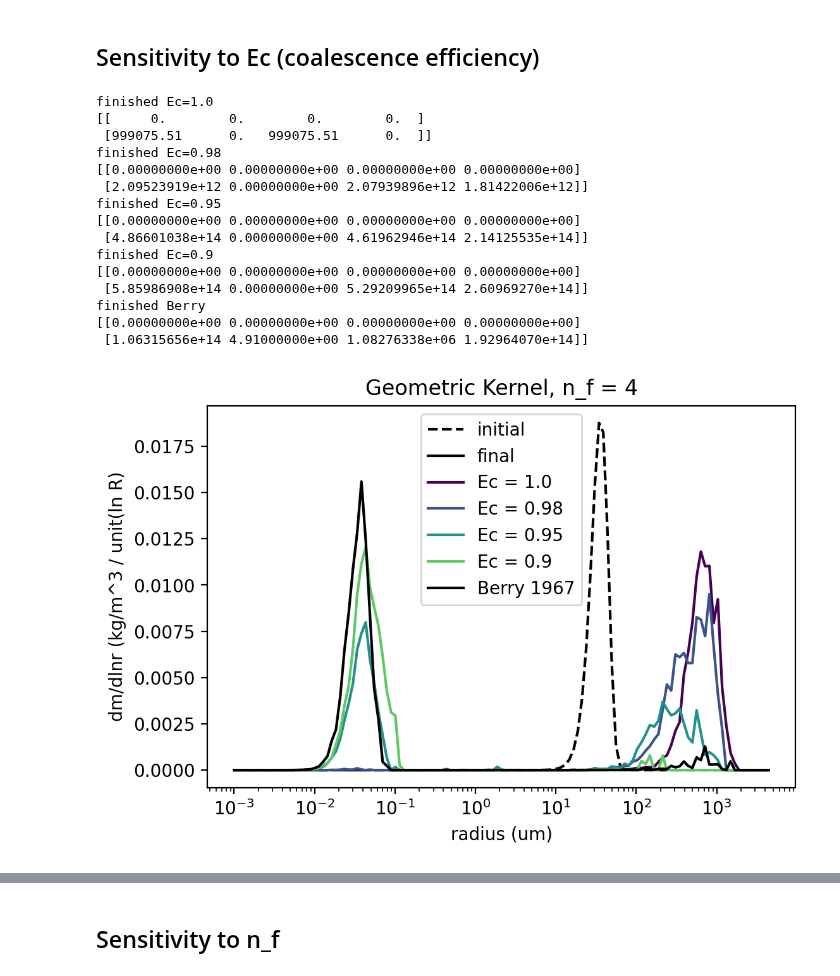
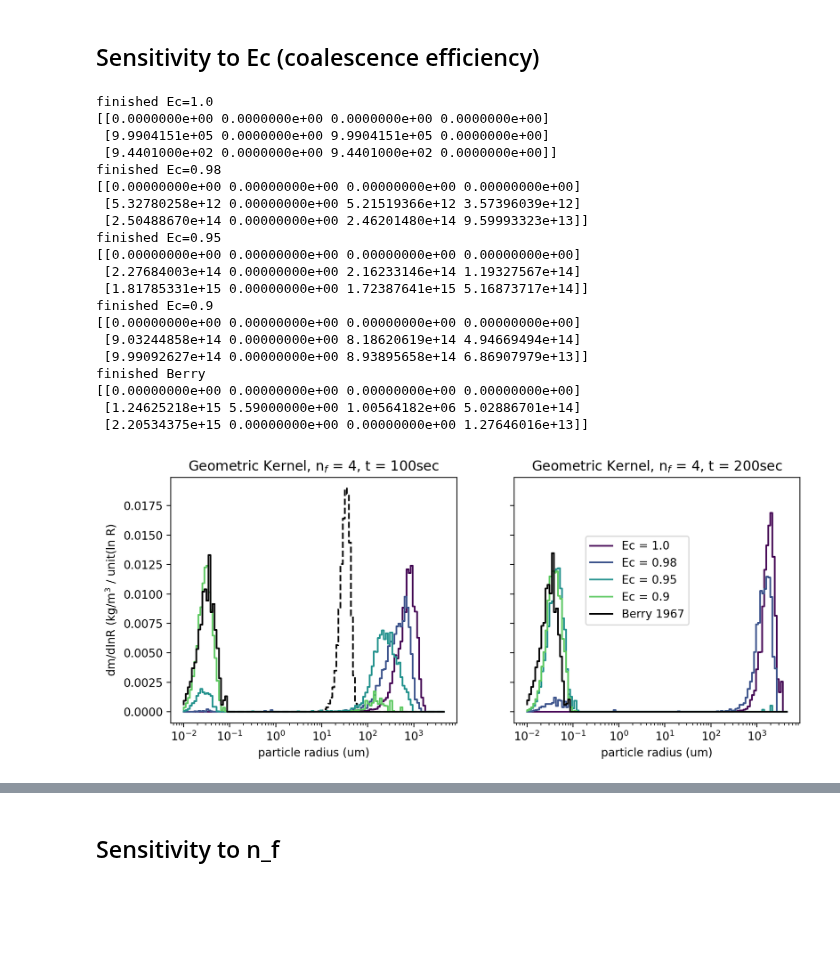
Before and after one commit to slayoo/PySDM-examples, a Jupyter notebook: PySDM_examples/deJong_Mackay_2022/box_sensitivities.ipynb, the cells around one changed output, grey strips where cells are left out. Saved outputs shown, nothing was run; the diff lists cells and outputs as text; code cells hidden in the pictures; blank space fills up the shorter version.

```diff
--- a/PySDM_examples/deJong_Mackay_2022/box_sensitivities.ipynb
+++ b/PySDM_examples/deJong_Mackay_2022/box_sensitivities.ipynb
@@ -46,67 +24,74 @@ import numpy as np
 settings = Settings()
 
 settings.fragmentation = AlwaysN(n=4)
-settings.n_sd = 2**12
+settings.n_sd = 2**13
+settings.radius_bins_edges = np.logspace(
+            np.log10(0.01 * si.um), np.log10(5000 * si.um), num=128, endpoint=True
+        )
 
 settings.warn_overflows = False
-t_steps = [0, 100]
+t_steps = [0, 100, 200]
 cmap = matplotlib.cm.get_cmap('viridis')
 legend_entries = []
 
 Ec_vals = [1.0, 0.98, 0.95, 0.9]
 
 (x,y,rates) = run_box_breakup(settings, [0])
-pyplot.figure(figsize=(6,4),dpi=200)
-pyplot.plot(x,y[0]*settings.rho, color='k', linestyle='--', label='initial')
-pyplot.plot(x[0],y[0,0]*settings.rho, color='k', label='final')
+fig, ax = pyplot.subplots(ncols=2,sharey=True,figsize=(10,4),dpi=200)
+ax[0].step(x,y[0]*settings.rho, color='k', linestyle='--', label='initial')
+#ax[0].step(x[0],y[0,0]*settings.rho, color='k', label='100 sec')
 
 for (i, Ec) in enumerate(Ec_vals):
     settings.coal_eff = ConstEc(Ec=Ec)
     (x,y,rates) = run_box_breakup(settings, t_steps)
     print("finished Ec="+str(Ec))
     for (j, step) in enumerate(t_steps):
         if j == 0:
             continue
         lbl = 'Ec = ' + str(Ec)
-        pyplot.plot(x,y[j]*settings.rho, color=cmap(i/len(Ec_vals)),#linestyle='--',
+        ax[j-1].step(x,y[j]*settings.rho, color=cmap(i/len(Ec_vals)),#linestyle='--',
                 label= lbl if lbl not in pyplot.gca().get_legend_handles_labels()[1] else '')
     print(rates)
 
 
 settings.coal_eff = Berry1967()
 (x,y,rates) = run_box_breakup(settings, t_steps)
 for (j, step) in enumerate(t_steps):
     if j == 0:
         continue
     lbl = 'Berry 1967'
-    pyplot.plot(x,y[j]*settings.rho, color='k', label= lbl if lbl not in pyplot.gca().get_legend_handles_labels()[1] else '')
+    ax[j-1].step(x,y[j]*settings.rho, color='k', label= lbl if lbl not in pyplot.gca().get_legend_handles_labels()[1] else '')
 print("finished Berry")
 print(rates)
 
-pyplot.xscale("log")
-pyplot.xlabel("radius (um)")
-pyplot.ylabel("dm/dlnr (kg/m^3 / unit(ln R)")
-pyplot.legend()
-#pyplot.annotate('t=0s',(10.0, 0.0175))
-#pyplot.annotate('t='+str(t_steps[1])+'s',(100.0, 0.0125))
-#pyplot.annotate('t='+str(t_steps[2])+'s',(800.0, 0.015))
-pyplot.title("Geometric Kernel, n_f = 4")
-
-pyplot.savefig('Ec_sensitivity.png')
+ax[0].set_xscale("log")
+ax[1].set_xscale("log")
+ax[0].set_xlabel("particle radius (um)")
+ax[1].set_xlabel("particle radius (um)")
+ax[0].set_ylabel("dm/dlnR (kg/m$^3$ / unit(ln R)")
+ax[1].legend(loc=(0.25, 0.4))
+ax[0].set_title("Geometric Kernel, n$_f$ = 4, t = 100sec")
+ax[1].set_title("Geometric Kernel, n$_f$ = 4, t = 200sec")
+pyplot.savefig('figures/geometric_Ec_sensitivity.png')
 # %% [output]
 finished Ec=1.0
-[[     0.        0.        0.        0.  ]
- [999075.51      0.   999075.51      0.  ]]
+[[0.0000000e+00 0.0000000e+00 0.0000000e+00 0.0000000e+00]
+ [9.9904151e+05 0.0000000e+00 9.9904151e+05 0.0000000e+00]
+ [9.4401000e+02 0.0000000e+00 9.4401000e+02 0.0000000e+00]]
 finished Ec=0.98
 [[0.00000000e+00 0.00000000e+00 0.00000000e+00 0.00000000e+00]
- [2.09523919e+12 0.00000000e+00 2.07939896e+12 1.81422006e+12]]
+ [5.32780258e+12 0.00000000e+00 5.21519366e+12 3.57396039e+12]
+ [2.50488670e+14 0.00000000e+00 2.46201480e+14 9.59993323e+13]]
 finished Ec=0.95
 [[0.00000000e+00 0.00000000e+00 0.00000000e+00 0.00000000e+00]
- [4.86601038e+14 0.00000000e+00 4.61962946e+14 2.14125535e+14]]
+ [2.27684003e+14 0.00000000e+00 2.16233146e+14 1.19327567e+14]
+ [1.81785331e+15 0.00000000e+00 1.72387641e+15 5.16873717e+14]]
 finished Ec=0.9
 [[0.00000000e+00 0.00000000e+00 0.00000000e+00 0.00000000e+00]
- [5.85986908e+14 0.00000000e+00 5.29209965e+14 2.60969270e+14]]
+ [9.03244858e+14 0.00000000e+00 8.18620619e+14 4.94669494e+14]
+ [9.99092627e+14 0.00000000e+00 8.93895658e+14 6.86907979e+13]]
 finished Berry
 [[0.00000000e+00 0.00000000e+00 0.00000000e+00 0.00000000e+00]
- [1.06315656e+14 4.91000000e+00 1.08276338e+06 1.92964070e+14]]
+ [1.24625218e+15 5.59000000e+00 1.00564182e+06 5.02886701e+14]
+ [2.20534375e+15 0.00000000e+00 0.00000000e+00 1.27646016e+13]]
-[figure, old version]
+[figure, new version]
```
Also changed, not shown: parts of 9 cells of this notebook, 14 other files.
